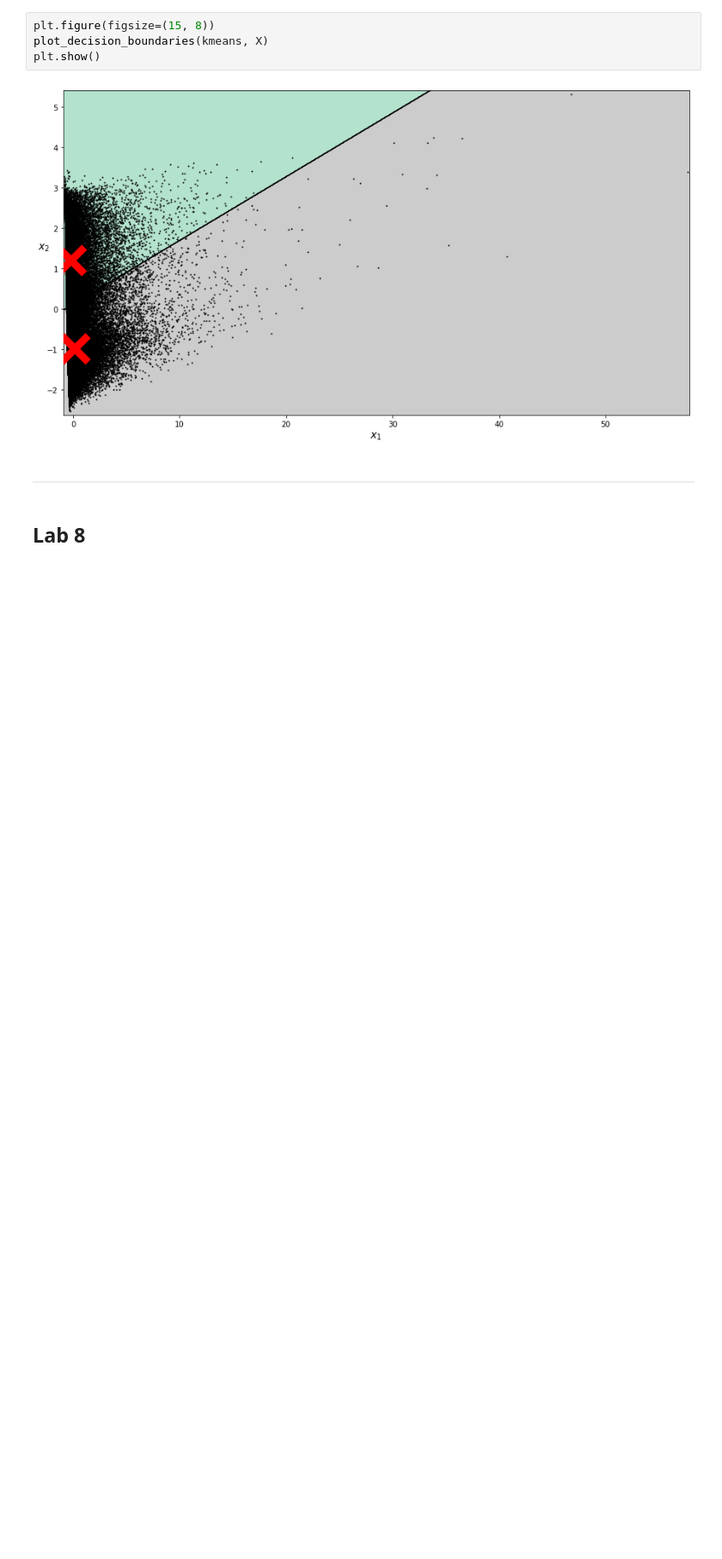
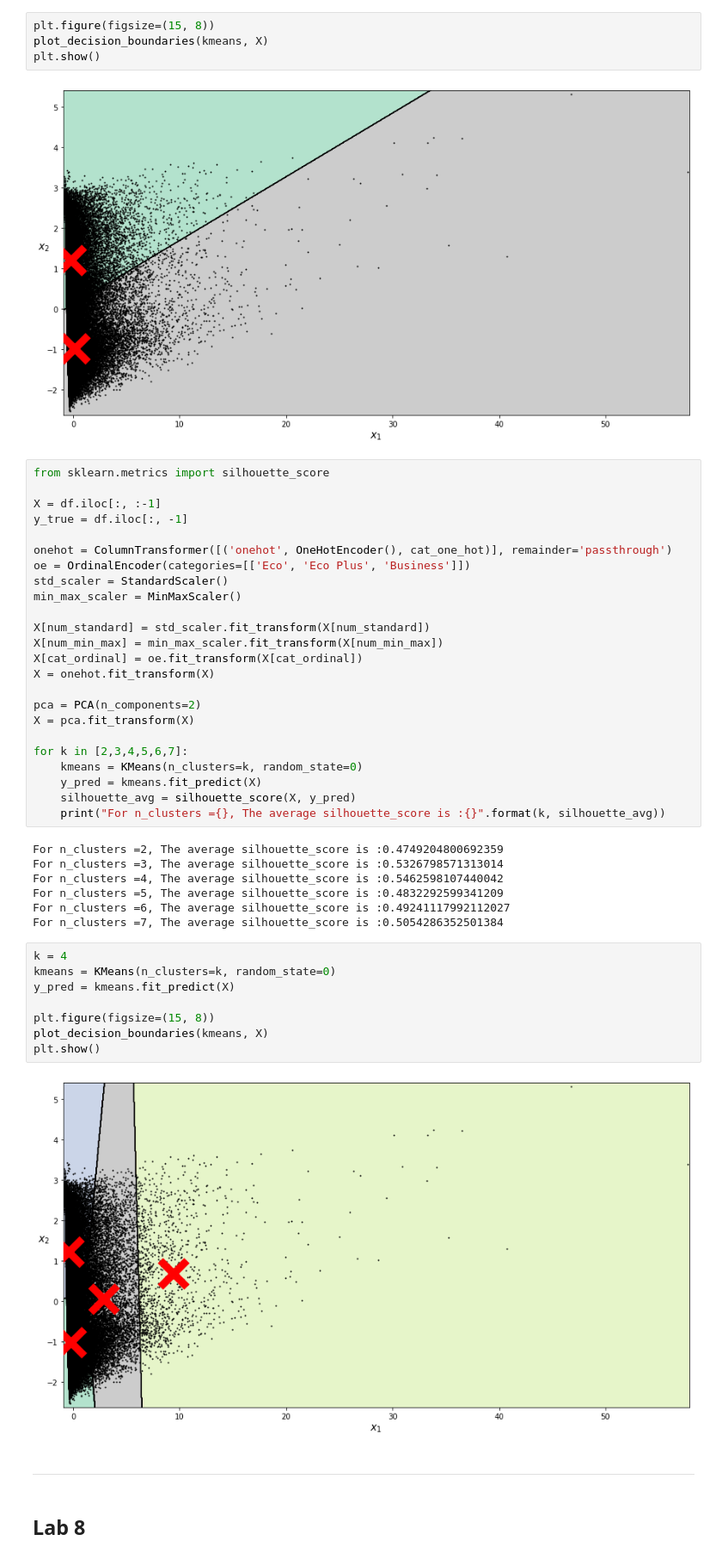
Before and after one commit to itsmokha/Airline-Passenger-Satisfaction, a Jupyter notebook: F20DL_Coursework.ipynb, the cells around one changed output. Shown at 86% size. Drawn from its saved outputs; the diff is of its cells as text; blank space fills up the shorter version.

```diff
--- a/F20DL_Coursework.ipynb
+++ b/F20DL_Coursework.ipynb
@@ -1404,6 +1404,47 @@ plot_decision_boundaries(kmeans, X)
 plt.show()
 # %% [output]
 [figure]
+# %%
+from sklearn.metrics import silhouette_score
+
+X = df.iloc[:, :-1]
+y_true = df.iloc[:, -1]
+
+onehot = ColumnTransformer([('onehot', OneHotEncoder(), cat_one_hot)], remainder='passthrough')
+oe = OrdinalEncoder(categories=[['Eco', 'Eco Plus', 'Business']])
+std_scaler = StandardScaler()
+min_max_scaler = MinMaxScaler()
+
+X[num_standard] = std_scaler.fit_transform(X[num_standard])
+X[num_min_max] = min_max_scaler.fit_transform(X[num_min_max])
+X[cat_ordinal] = oe.fit_transform(X[cat_ordinal])
+X = onehot.fit_transform(X)
+
+pca = PCA(n_components=2)
+X = pca.fit_transform(X)
+
+for k in [2,3,4,5,6,7]:
+    kmeans = KMeans(n_clusters=k, random_state=0)
+    y_pred = kmeans.fit_predict(X)
+    silhouette_avg = silhouette_score(X, y_pred)
+    print("For n_clusters ={}, The average silhouette_score is :{}".format(k, silhouette_avg))
+# %% [output]
+For n_clusters =2, The average silhouette_score is :0.4749204800692359
+For n_clusters =3, The average silhouette_score is :0.5326798571313014
+For n_clusters =4, The average silhouette_score is :0.5462598107440042
+For n_clusters =5, The average silhouette_score is :0.4832292599341209
+For n_clusters =6, The average silhouette_score is :0.49241117992112027
+For n_clusters =7, The average silhouette_score is :0.5054286352501384
+# %%
+k = 4
+kmeans = KMeans(n_clusters=k, random_state=0)
+y_pred = kmeans.fit_predict(X)
+
+plt.figure(figsize=(15, 8))
+plot_decision_boundaries(kmeans, X)
+plt.show()
+# %% [output]
+[figure, added]
 # %% [markdown]
 ---
 # %% [markdown]
```
